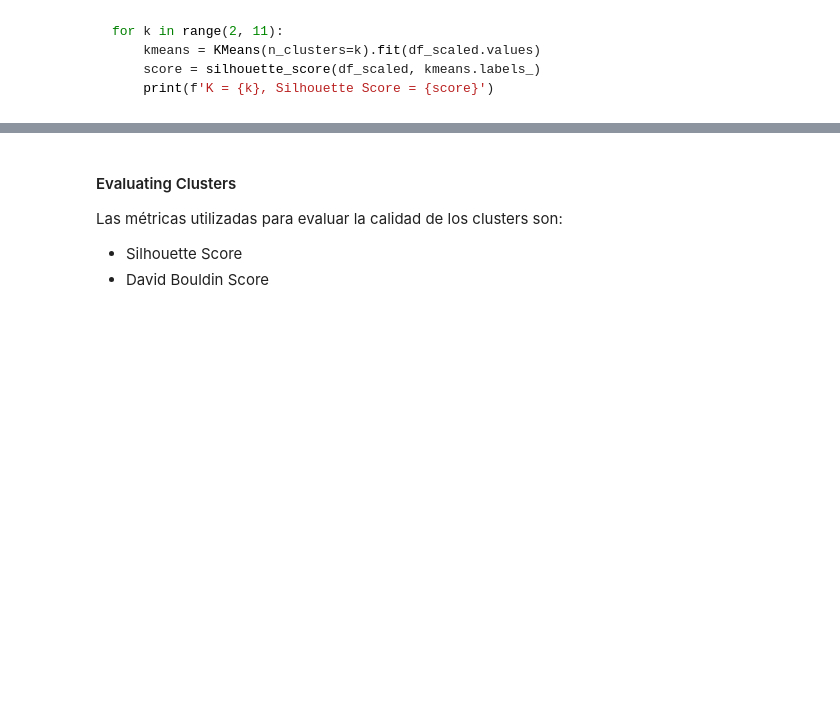
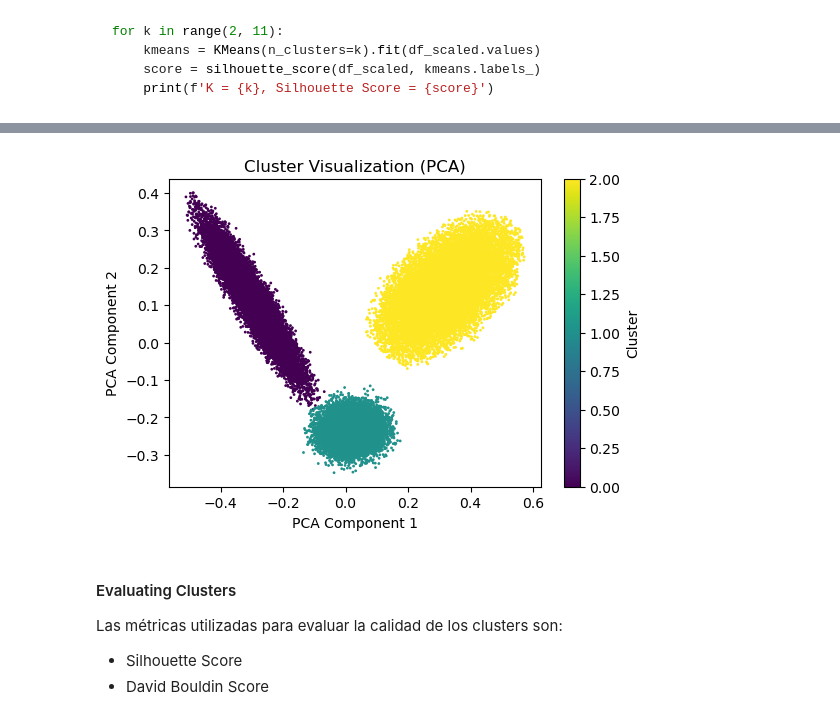
Before and after one commit to davexat/Client_Segmentation_Dashboard, a Jupyter notebook: notebooks/3.0_dsb_clustering_implementation.ipynb, the cells around one changed output, grey strips where cells are left out. Saved outputs shown, nothing was run; the diff lists cells and outputs as text; code cells hidden in the pictures; blank space fills up the shorter version.

```diff
--- a/notebooks/3.0_dsb_clustering_implementation.ipynb
+++ b/notebooks/3.0_dsb_clustering_implementation.ipynb
@@ -220,7 +179,8 @@ plt.show()
 # %%
 df_dbscan = df.copy()
-eps = 0.3171
-min_samples = 10
+#eps = 0.0901
+eps = 0.040
+min_samples = 50
 dbscan = DBSCAN(eps = eps, min_samples = min_samples)
 df_dbscan['cluster'] = dbscan.fit_predict(df_scaled)
 # %%
@@ -241,3 +205,10 @@ visualize_clusters(df_scaled, df_dbscan, "cluster")
+# %%
+# Cleaning DBSCAN & Visualizing clusters
+scaled_db = df_scaled[df_dbscan["cluster"] != -1]
+df_dbscan = df_dbscan[df_dbscan["cluster"] != -1]
+visualize_clusters(scaled_db, df_dbscan, "cluster")
+# %% [output]
+[figure, added]
 # %% [markdown]
 #### Evaluating Clusters
 Las métricas utilizadas para evaluar la calidad de los clusters son:
```
Also changed, not shown: parts of 18 cells of this notebook, 2 other files.
